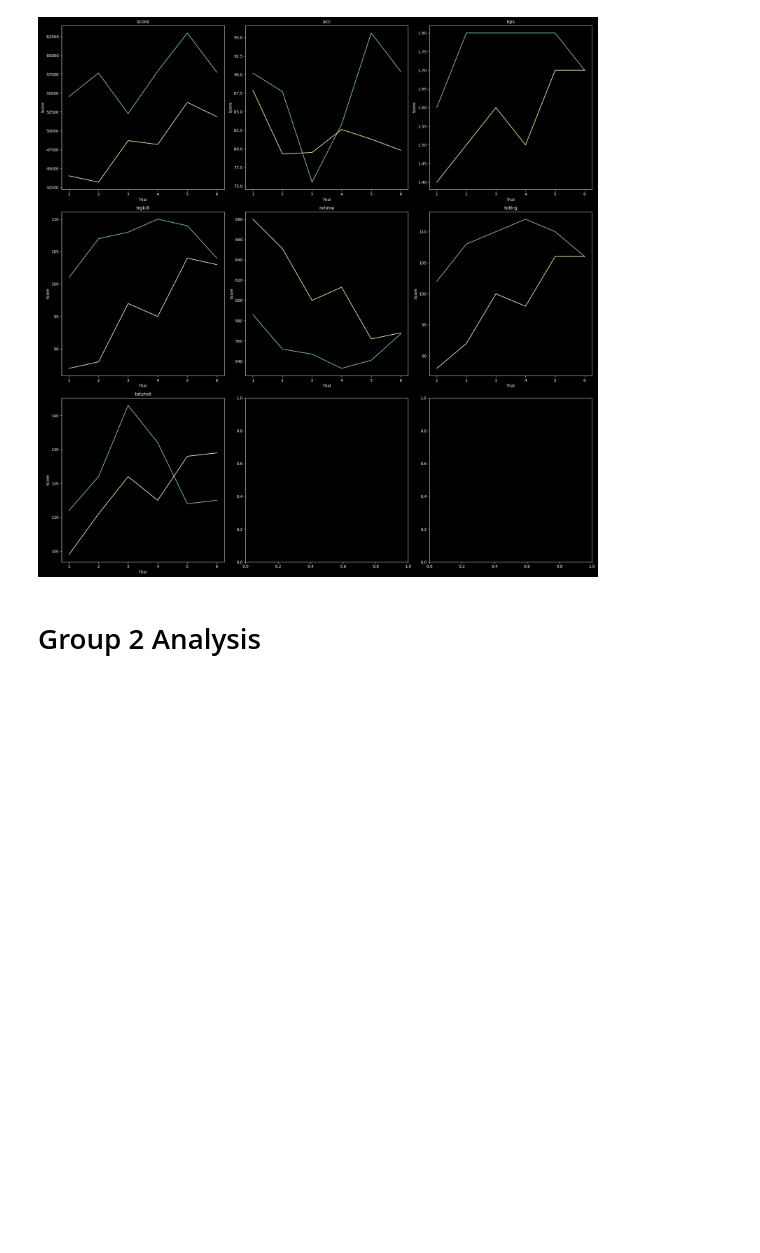
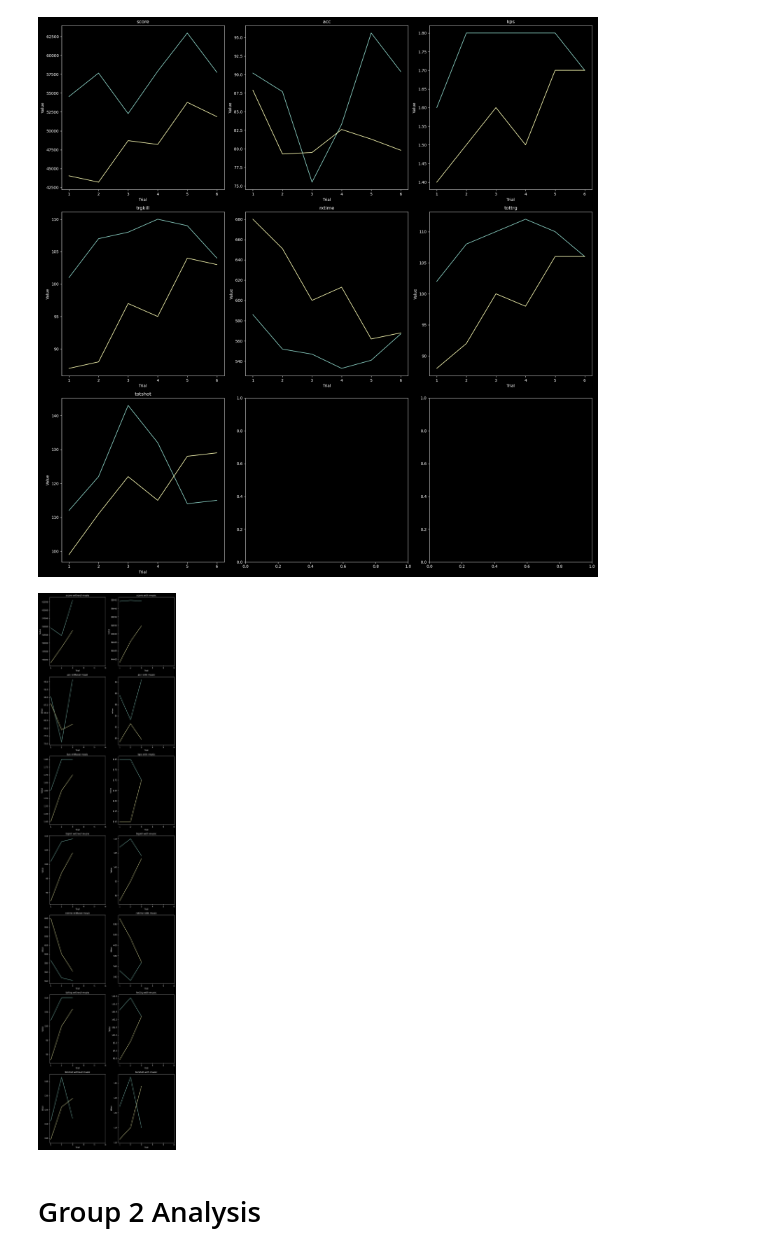
Before and after one commit to Pyrole-2002/Aimlabs-BGMusic-Project, a Jupyter notebook: main.ipynb, the cells around one changed output. Cells and saved outputs as stored; diff of their text form; code cells hidden in the pictures; blank space fills up the shorter version.

```diff
--- a/main.ipynb
+++ b/main.ipynb
@@ -59,6 +59,7 @@ df1_metrics.head()
 | 0 | 57182.666667 | 3299.407607 | 87.116667 | 6.352274 | 1.750000 | 0.076376 | 106.500000 | 3.095696 | 554.333333 | ... |
 | 5 | 48304.333333 | 3808.655698 | 81.733333 | 2.989240 | 1.566667 | 0.110554 | 95.666667 | 6.574361 | 612.333333 | ... |
 # %%
+# plotting the trend of features for each trial
 fig, axes = plt.subplots(3, 3, figsize=(20, 20))
 for i, col in enumerate(df1.columns):
     ax = axes[i // 3, i % 3]
@@ -68,10 +69,31 @@ for i, col in enumerate(df1.columns):
     ax.set_xticks(range(6))
     ax.set_xticklabels(['1', '2', '3', '4', '5', '6'])
     ax.set_xlabel('Trial')
-    ax.set_ylabel('Score')
+    ax.set_ylabel('Value')
 plt.tight_layout()
 # %% [output]
 [figure]
+# %%
+fig, axes = plt.subplots(7, 2, figsize=(10, 40))
+for i, col in enumerate(df1.columns):
+    ax_no_music = axes[i, 0]
+    ax_music = axes[i, 1]
+    for row in df1.index:
+        ax_no_music.plot(df1.loc[row, col][::2][:6])
+        ax_music.plot(df1.loc[row, col][1::2][:6])
+    ax_no_music.set_title(col + ' without music')
+    ax_music.set_title(col + ' with music')
+    ax_no_music.set_xticks(range(6))
+    ax_no_music.set_xticklabels(['1', '2', '3', '4', '5', '6'])
+    ax_no_music.set_xlabel('Trial')
+    ax_no_music.set_ylabel('Value')
+    ax_music.set_xticks(range(6))
+    ax_music.set_xticklabels(['1', '2', '3', '4', '5', '6'])
+    ax_music.set_xlabel('Trial')
+    ax_music.set_ylabel('Value')
+plt.tight_layout()
+# %% [output]
+[figure, added]
 # %% [markdown]
 # Group 2 Analysis
 # %%
```
